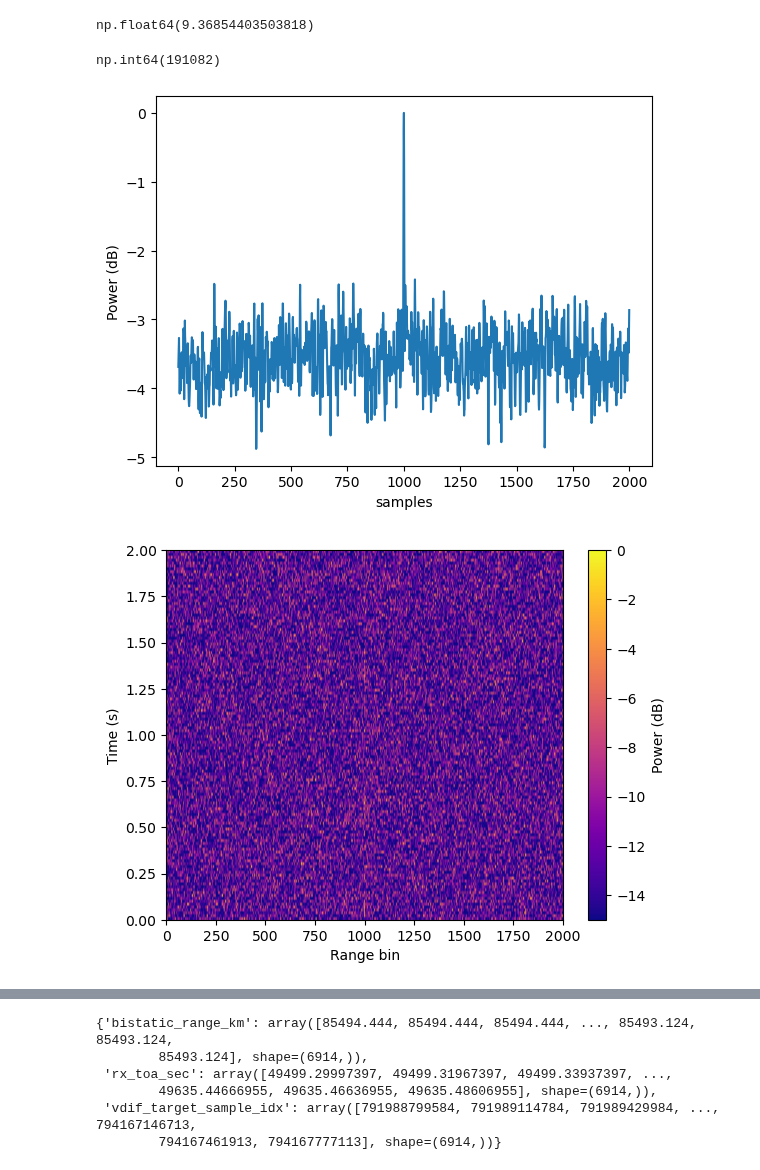
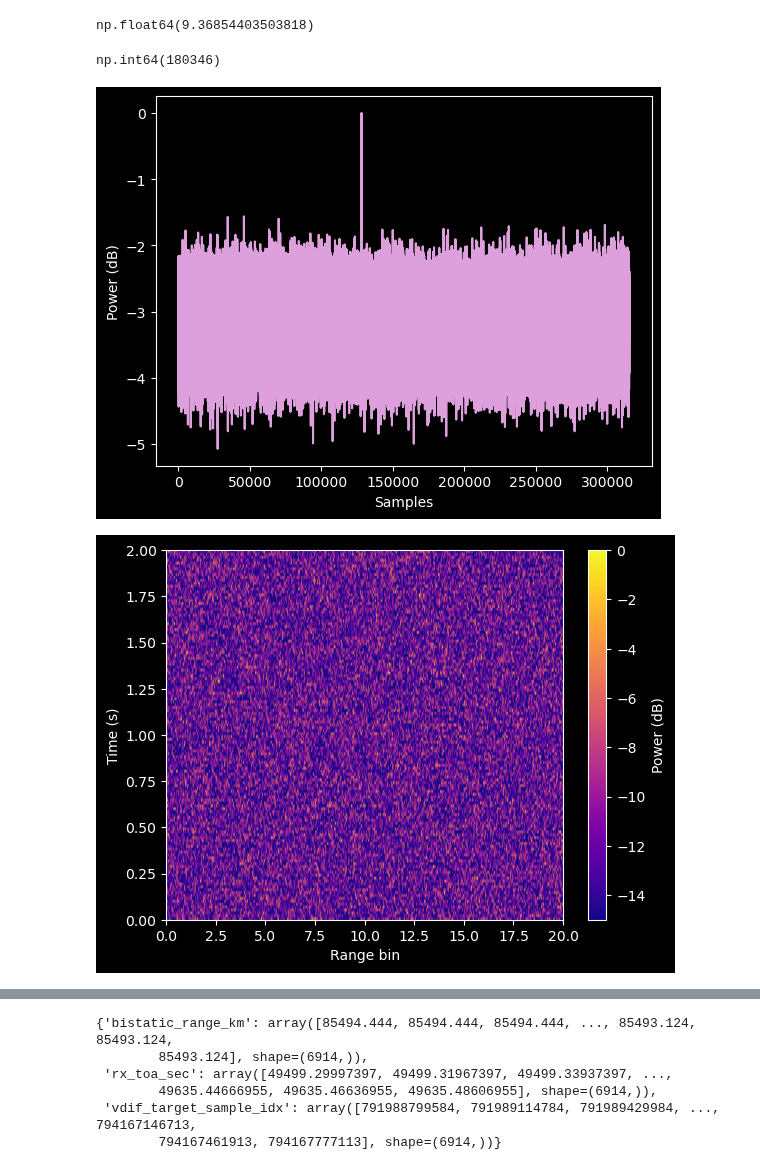
Before and after one commit to phoeberyder/atlas_rb, a Jupyter notebook: nam_plots.ipynb, the cells around one changed output, grey strips where cells are left out. Cells and saved outputs as stored; diff of their text form; code cells hidden in the pictures.

```diff
--- a/nam_plots.ipynb
+++ b/nam_plots.ipynb
@@ -193,0 +208,2 @@ Converted into IQ samples.
+# %%
+iq_samples = np.load('/share/nas2/pryder/tumbling_git/full_obs_iq.npy')
@@ -193,0 +245,8 @@ Converted into IQ samples.
+# %%
+power = np.abs(cdat_pc)**2
+power_dB = 10 * np.log10(power + 1e-12)
+power_dB -= np.max(power_dB)
+
+incoho_sum = np.sum(power, axis=0)
+sum_dB = 10 * np.log10(incoho_sum + 1e-12)
+sum_dB -= np.max(sum_dB)
@@ -344,0 +450,3 @@ len(pola)
+# %%
+unshifted_range_doppler = np.fft.fft(windowed_cdat_pc, axis=0)
+range_doppler = np.fft.fftshift(unshifted_range_doppler, axes=0)
@@ -345,4 +455,5 @@ len(pola)
 # %%
+# vdif a
 ts = load.timescale()
 freqs = np.fft.fftfreq(points, d=1/samp_rate) # Used for Fourier Shift RCM correction
 startoffset = 0# int(samp_rate * 100)
@@ -371,8 +482,8 @@ peak_history = []
 print(f'Total strips to process: {number_of_strips}')
 
 
-for n in range():
-    n=15
+for n in range(number_of_strips):
+
     print(f"Processing strip {n+1} of {number_of_strips}", end='\r')
 
     start_idx = startoffset + (n * cpi_jump_samples)
@@ -521,24 +949,25 @@ range_axis[3]-range_axis[2]
 # %% [output]
 np.float64(9.36854403503818)
 # %%
-low
+high
 # %% [output]
-np.int64(191082)
+np.int64(180346)
 # %%
-plt.plot(10*np.log10(incoho_sum +1e-12)-np.max(10*np.log10(incoho_sum +1e-12)))
-plt.xlabel('samples')
+plt.style.use('dark_background')
+plt.plot(10*np.log10(incoho_sum +1e-12)-np.max(10*np.log10(incoho_sum +1e-12)), color='plum')
+plt.xlabel('Samples')
 plt.ylabel('Power (dB)')
 plt.show()
 # %% [output]
-[figure, old version]
+[figure, new version]
 # %%
-intensity_db = 10 * np.log10(np.abs(windowed_cdat_pc)**2 + 1e-12)
+intensity_db = 10 * np.log10(np.abs(cdat_pc[:, 127000:129000])**2 + 1e-12)
 intensity_db -= np.max(intensity_db)
-plt.imshow(intensity_db, aspect='auto', cmap='plasma', vmin=-15, origin='lower', extent=[0, (high-low), 0, int(128*pri)])
+plt.imshow(intensity_db, aspect='auto', cmap='plasma', vmin=-15, origin='lower', extent=[0, 20, 0, int(128*pri)])
 plt.xlabel('Range bin')
 plt.ylabel('Time (s)')
 plt.colorbar(label='Power (dB)')
 
 plt.show()
 # %% [output]
-[figure, old version]
+[figure, new version]
```
Also changed, not shown: parts of 30 cells of this notebook, 9 other files.
